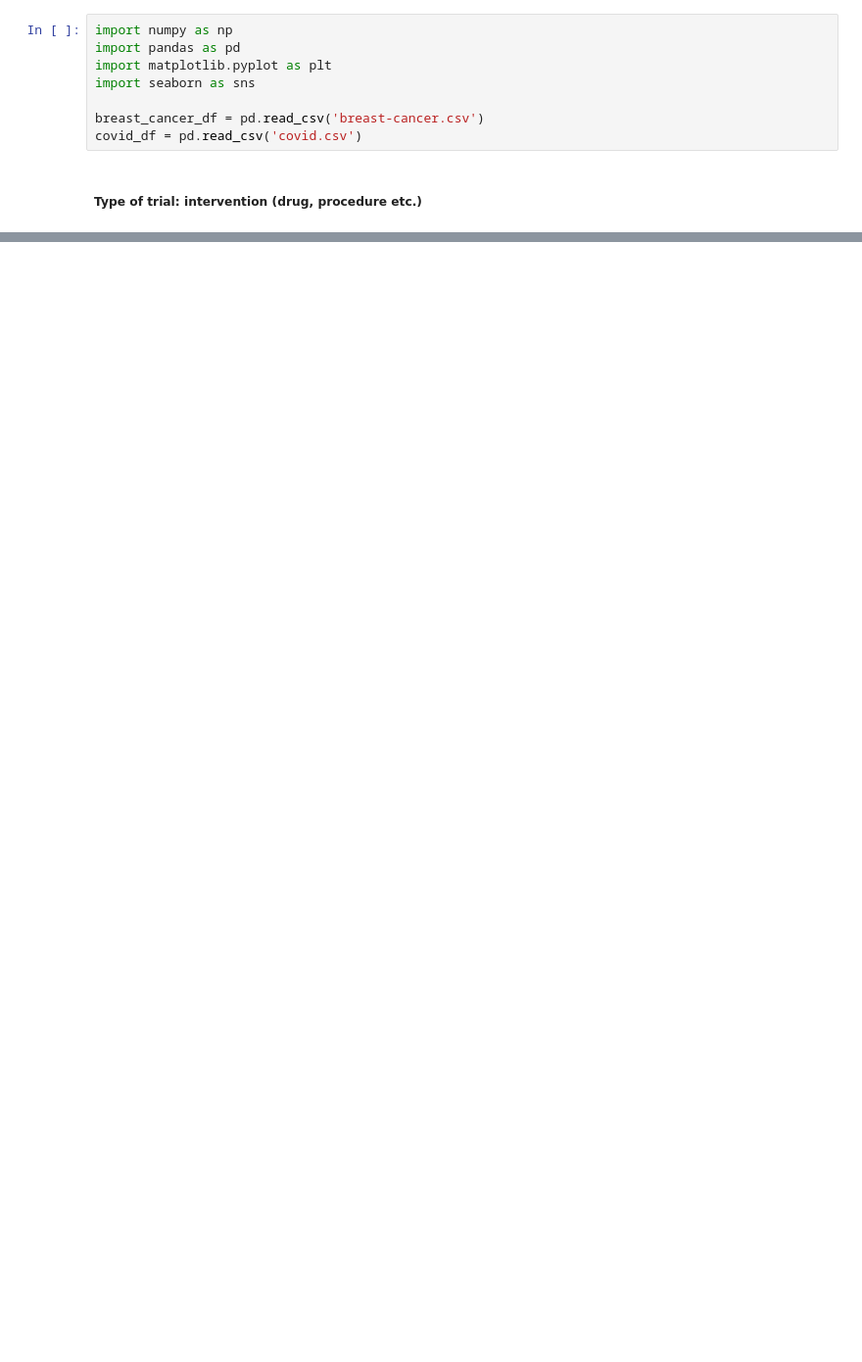
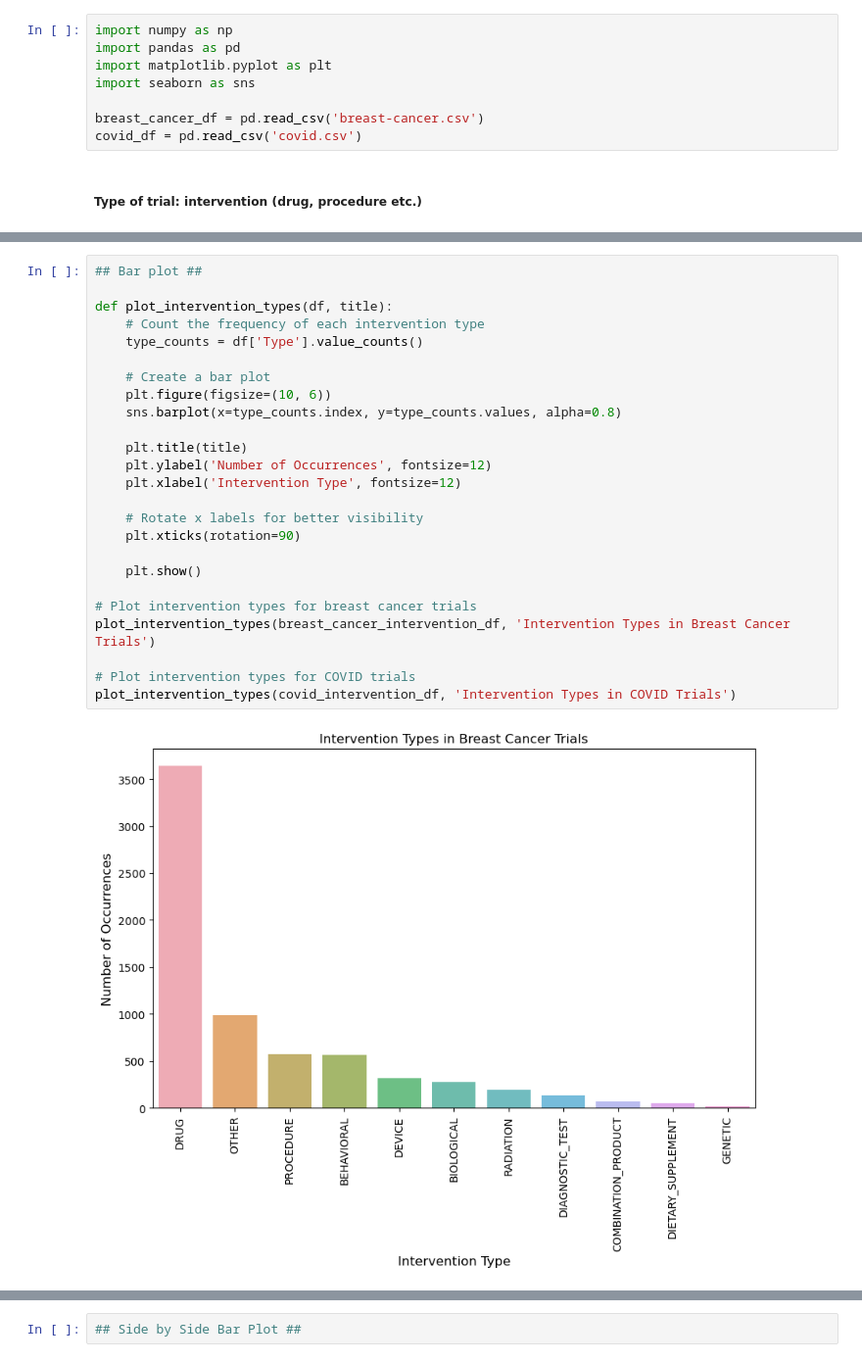
Before and after one commit to harooks/Clinical-Trials-Data-Analysis, a Jupyter notebook: partA_haruko.ipynb, the cells around one changed output, grey strips where cells are left out. Shown at 98% size. Drawn from its saved outputs; the diff is of its cells as text; blank space fills up the shorter version.

Commit message:
made bar plot for intervention type for each dataset

```diff
--- a/partA_haruko.ipynb
+++ b/partA_haruko.ipynb
@@ -49,0 +36,27 @@ covid_intervention_df = get_interventions(covid_df)
+# %%
+## Bar plot ##
+
+def plot_intervention_types(df, title):
+    # Count the frequency of each intervention type
+    type_counts = df['Type'].value_counts()
+
+    # Create a bar plot
+    plt.figure(figsize=(10, 6))
+    sns.barplot(x=type_counts.index, y=type_counts.values, alpha=0.8)
+
+    plt.title(title)
+    plt.ylabel('Number of Occurrences', fontsize=12)
+    plt.xlabel('Intervention Type', fontsize=12)
+
+    # Rotate x labels for better visibility
+    plt.xticks(rotation=90)
+
+    plt.show()
+
+# Plot intervention types for breast cancer trials
+plot_intervention_types(breast_cancer_intervention_df, 'Intervention Types in Breast Cancer Trials')
+
+# Plot intervention types for COVID trials
+plot_intervention_types(covid_intervention_df, 'Intervention Types in COVID Trials')
+# %% [output]
+[figure, added]
@@ -49,0 +64,2 @@ covid_intervention_df = get_interventions(covid_df)
+# %%
+## Side by Side Bar Plot ##
```
Also changed, not shown: parts of 2 cells of this notebook.
